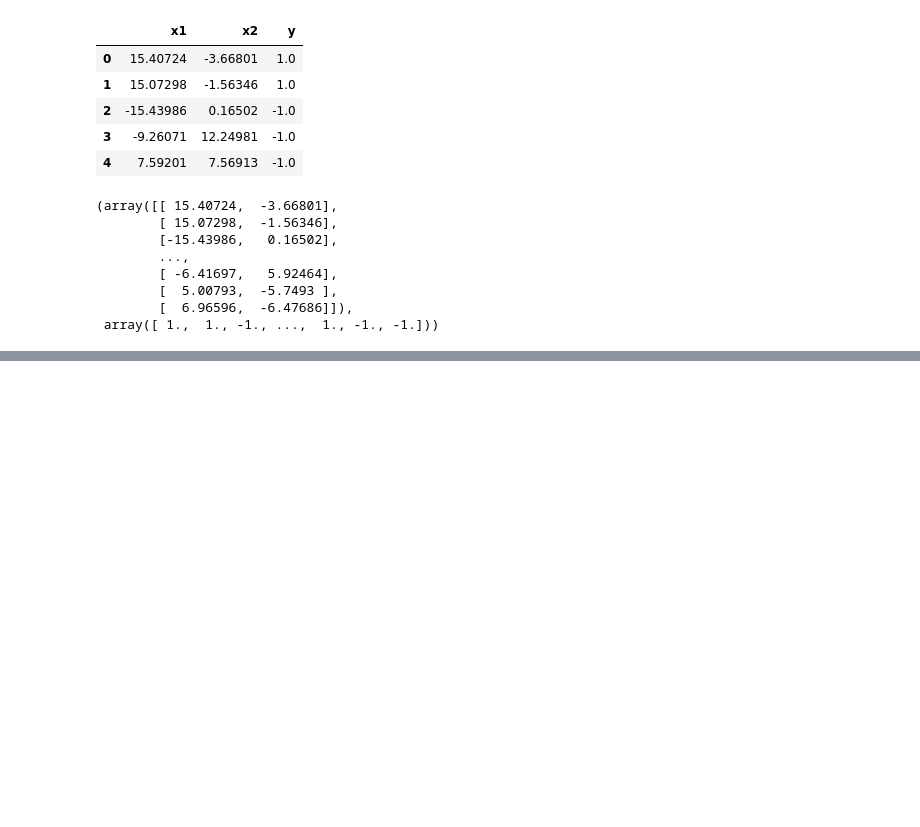
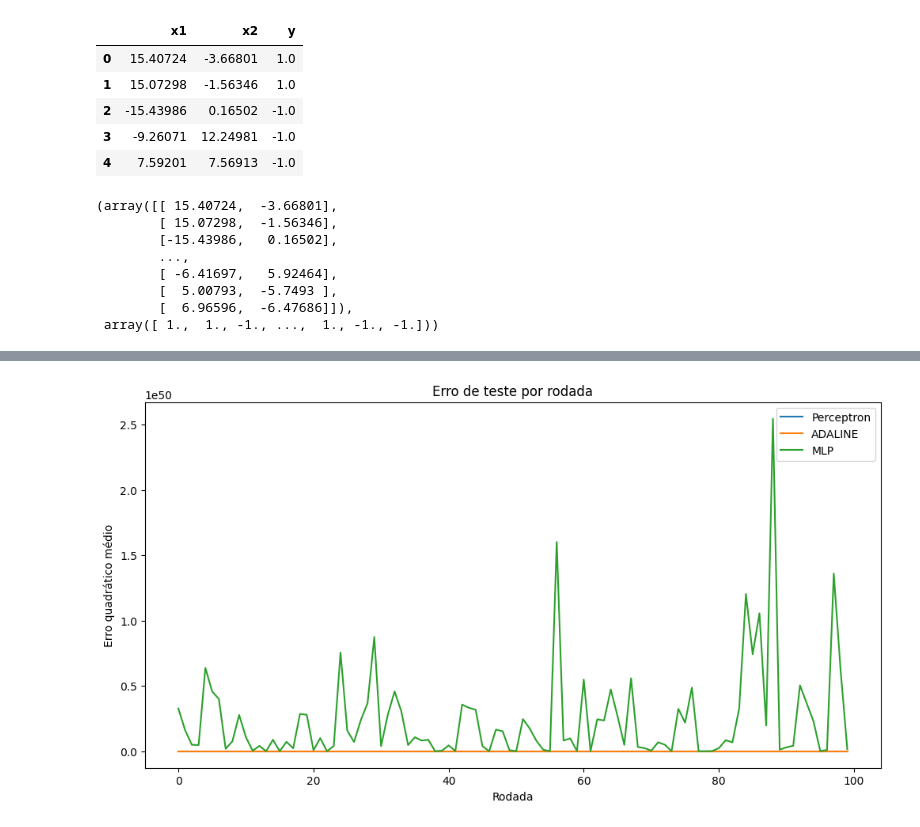
Before and after one commit to HiIamZeref/IA-Trabalho-AV3, a Jupyter notebook: TreinamentoAV3.ipynb, the cells around one changed output, grey strips where cells are left out. Saved outputs shown, nothing was run; the diff lists cells and outputs as text; code cells hidden in the pictures; blank space fills up the shorter version.

```diff
--- a/TreinamentoAV3.ipynb
+++ b/TreinamentoAV3.ipynb
@@ -443,0 +756,13 @@ for i in n_rounds:
+# %%
+# Plotando os erros de teste
+plt.figure(figsize=(12, 6))
+plt.plot(perceptron_acc_test_list, label='Perceptron')
+plt.plot(adaline_acc_test_list, label='ADALINE')
+plt.plot(mlp_acc_test_list, label='MLP')
+plt.xlabel('Rodada')
+plt.ylabel('Erro quadrático médio')
+plt.title('Erro de teste por rodada')
+plt.legend()
+plt.show()
+# %% [output]
+[figure, added]
```
Also changed, not shown: parts of 23 cells of this notebook, 3 other files.
